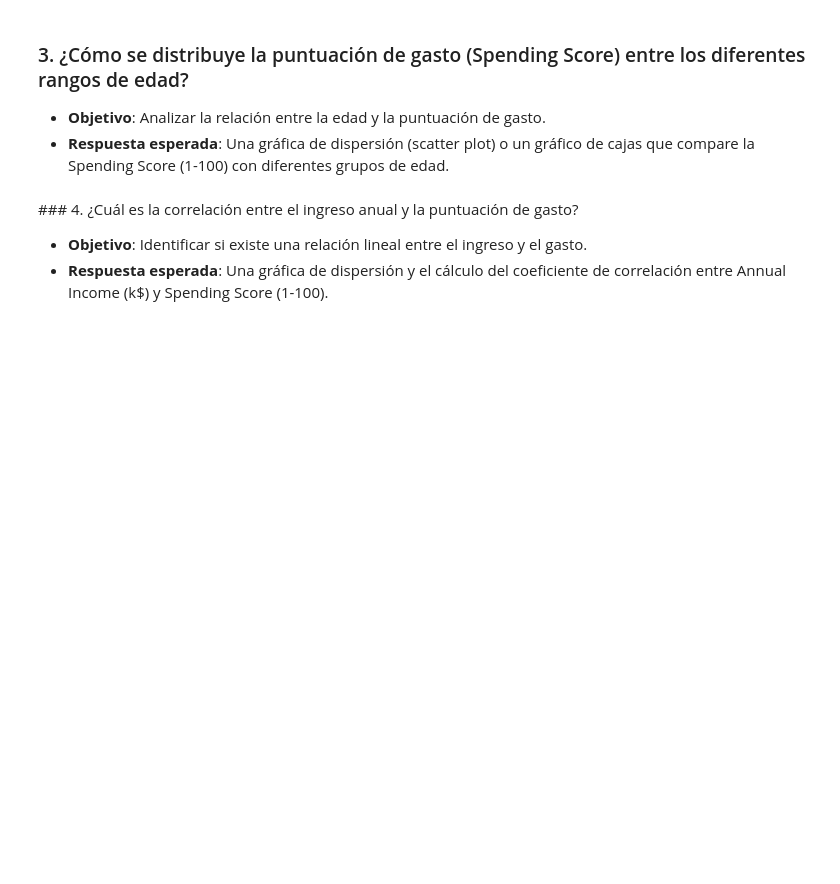
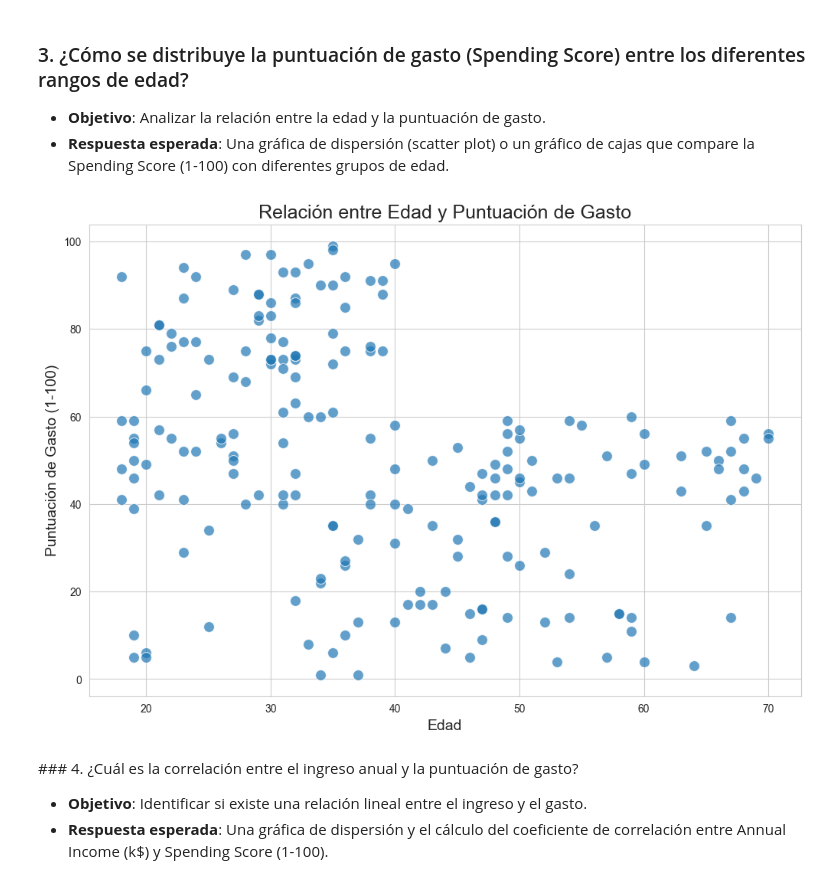
Before and after one commit to jesusvasquezjr3/Aprendizaje-No-Supervisado, a Jupyter notebook: 1_EDA.ipynb, the cells around one changed output. Saved outputs shown, nothing was run; the diff lists cells and outputs as text; code cells hidden in the pictures; blank space fills up the shorter version.

```diff
--- a/1_EDA.ipynb
+++ b/1_EDA.ipynb
@@ -63,7 +89,16 @@ plt.show()
 - **Objetivo**: Analizar la relación entre la edad y la puntuación de gasto.
 - **Respuesta esperada**: Una gráfica de dispersión (scatter plot) o un gráfico de cajas que compare la Spending Score (1-100) con diferentes grupos de edad.
 # %%
-# tu código aquí
+plt.figure(figsize=(12, 8))
+sns.scatterplot(x='Age', y='Spending Score (1-100)', data=df, s=100, alpha=0.7)
+
+plt.title('Relación entre Edad y Puntuación de Gasto', fontsize=18)
+plt.xlabel('Edad', fontsize=14)
+plt.ylabel('Puntuación de Gasto (1-100)', fontsize=14)
+
+plt.show()
+# %% [output]
+[figure, added]
 # %% [markdown]
 ### 4. ¿Cuál es la correlación entre el ingreso anual y la puntuación de gasto?
 - **Objetivo**: Identificar si existe una relación lineal entre el ingreso y el gasto.
```
Also changed, not shown: parts of 9 cells of this notebook.
